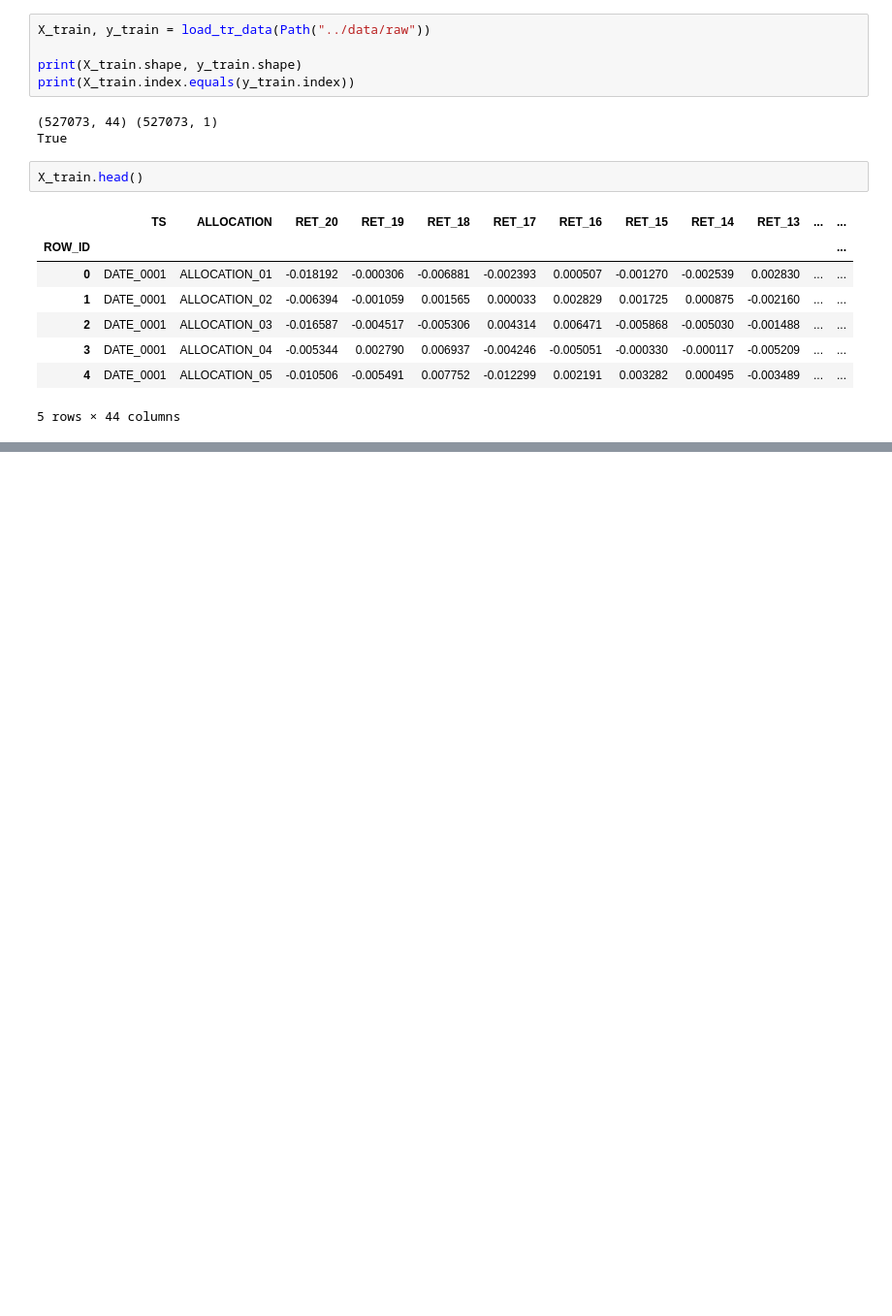
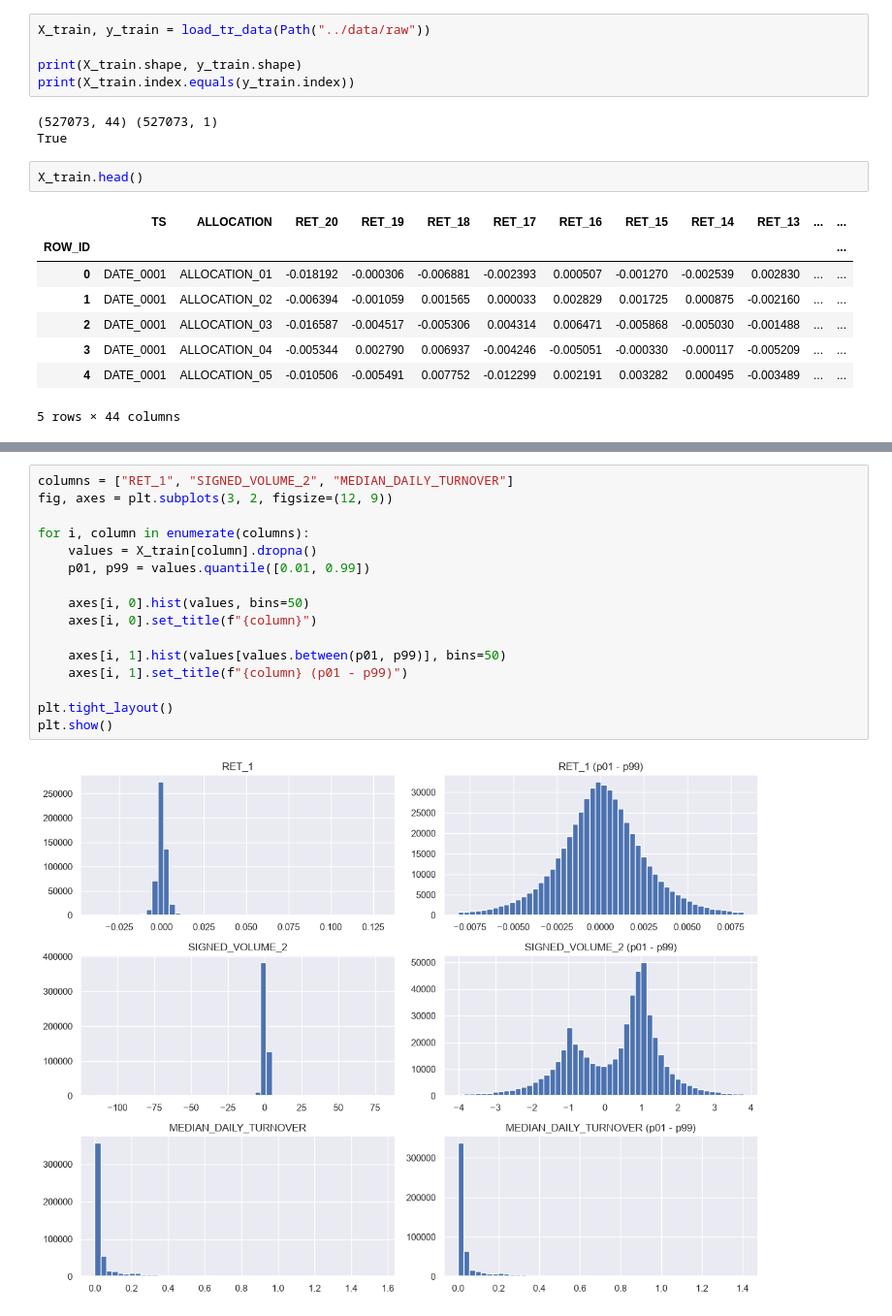
Before and after one commit to reavaquant/qrt-aapf, a Jupyter notebook: notebooks/00_eda.ipynb, the cells around one changed output, grey strips where cells are left out. Shown at 97% size. Saved outputs shown, nothing was run; the diff lists cells and outputs as text; blank space fills up the shorter version.

```diff
--- a/notebooks/00_eda.ipynb
+++ b/notebooks/00_eda.ipynb
@@ -28,0 +128,18 @@ X_train.head()
+# %%
+columns = ["RET_1", "SIGNED_VOLUME_2", "MEDIAN_DAILY_TURNOVER"]
+fig, axes = plt.subplots(3, 2, figsize=(12, 9))
+
+for i, column in enumerate(columns):
+    values = X_train[column].dropna()
+    p01, p99 = values.quantile([0.01, 0.99])
+
+    axes[i, 0].hist(values, bins=50)
+    axes[i, 0].set_title(f"{column}")
+
+    axes[i, 1].hist(values[values.between(p01, p99)], bins=50)
+    axes[i, 1].set_title(f"{column} (p01 - p99)")
+
+plt.tight_layout()
+plt.show()
+# %% [output]
+[figure, added]
```
Also changed, not shown: parts of 18 cells of this notebook.
